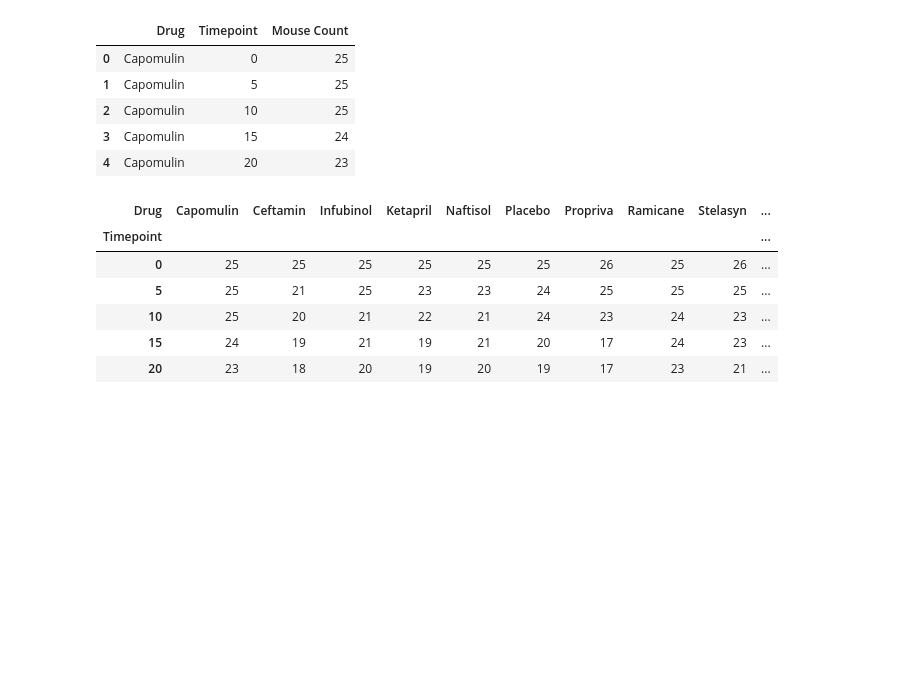
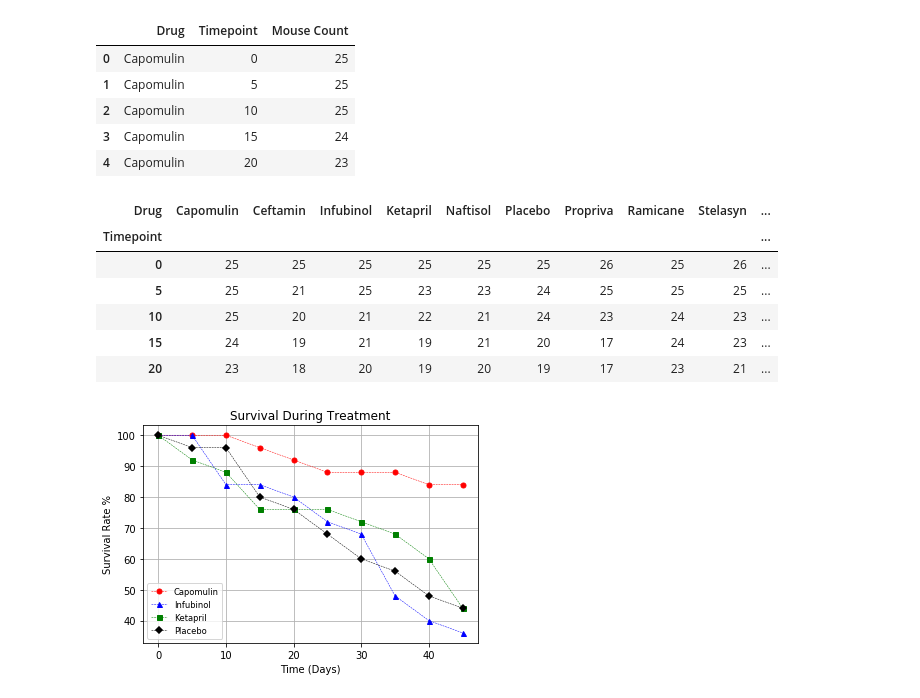
Before and after one commit to jasonzelaya/Pymaceuticals, a Jupyter notebook: pymaceuticals.ipynb, the cells around one changed output. Saved outputs shown, nothing was run; the diff lists cells and outputs as text; code cells hidden in the pictures; blank space fills up the shorter version.

Commit message:
"Survival During Treatment" scatter plot complete

```diff
--- a/pymaceuticals.ipynb
+++ b/pymaceuticals.ipynb
@@ -260,3 +257,30 @@ mouse_count_pivot.head()
 | 10 | 25 | 20 | 21 | 22 | 21 | 24 | 23 | 24 | 23 | ... |
 | 15 | 24 | 19 | 21 | 19 | 21 | 20 | 17 | 24 | 23 | ... |
 | 20 | 23 | 18 | 20 | 19 | 20 | 19 | 17 | 23 | 21 | ... |
+# %%
+# Create figure and one subplot
+fig, ax = plt.subplots()
+
+# Draw scatter plot
+ax.errorbar(x_axis, mouse_count_pivot["Capomulin"] / 25 * 100, fmt="r--o", linewidth=0.5, markersize=5)
+ax.errorbar(x_axis, mouse_count_pivot["Infubinol"] / 25 * 100, fmt="b--^", linewidth=0.5, markersize=5)
+ax.errorbar(x_axis, mouse_count_pivot["Ketapril"] / 25 * 100, fmt="g--s", linewidth=0.5, markersize=5)
+ax.errorbar(x_axis, mouse_count_pivot["Placebo"] / 25 * 100, fmt="k--D", linewidth=0.5, markersize=5,
+            markeredgewidth=0.1)
+
+# Set scatter plot title and show gridlines
+plt.title("Survival During Treatment")
+
+# Set axes labels
+ax.set_xlabel("Time (Days)")
+ax.set_ylabel("Survival Rate %")
+
+# Set legend and show grid lines
+plt.legend(loc="best", fontsize="small", fancybox=True)
+plt.grid()
+
+# Save and display scatter plot
+plt.savefig("images/survival_during_treatment.jpg")
+plt.show()
+# %% [output]
+[figure, added]
```
Also changed, not shown: parts of 2 cells of this notebook, 1 other file.
